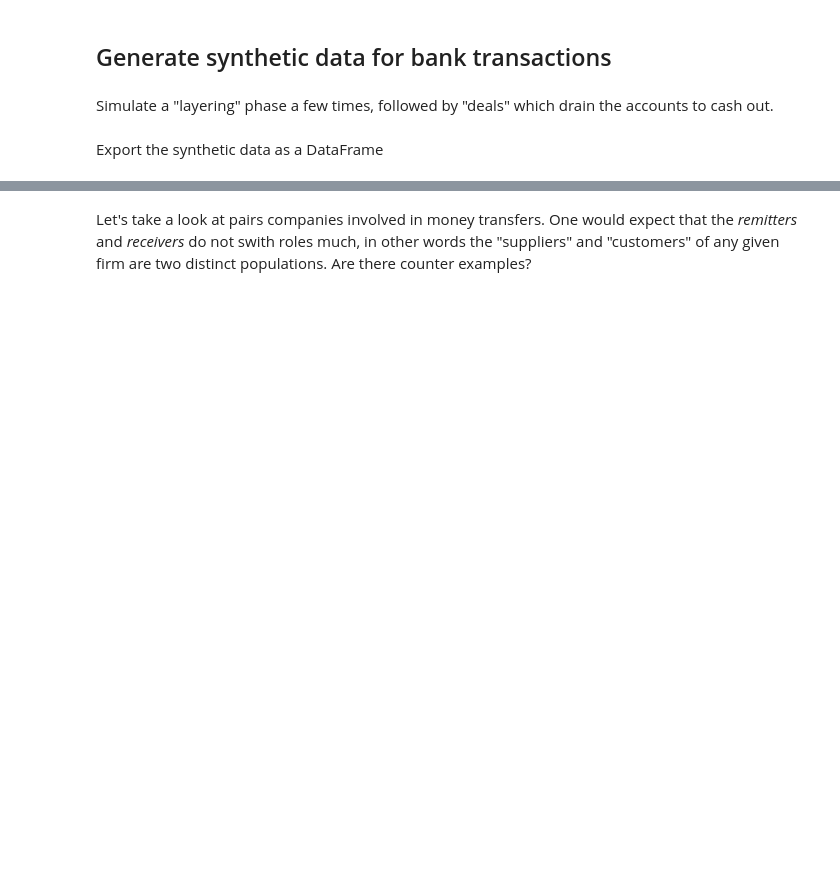
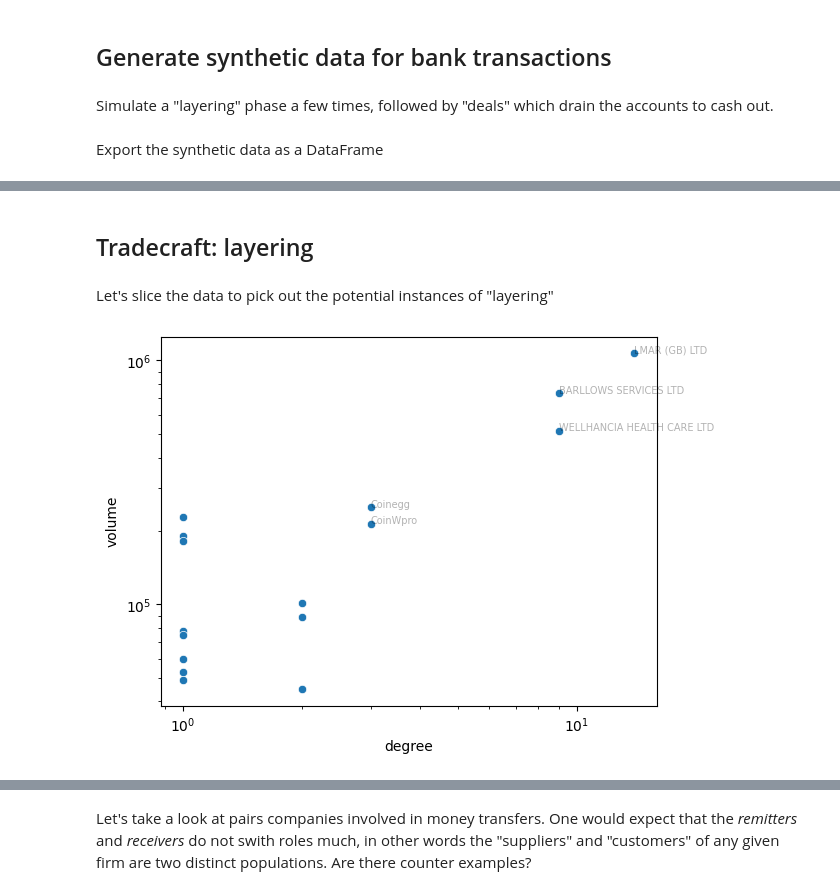
Before and after one commit to kuzudb/entity-resolved-kg-senzing-kuzu, a Jupyter notebook: aml_transact.ipynb, the cells around one changed output, grey strips where cells are left out. Drawn from its saved outputs; the diff is of its cells as text; code cells hidden in the pictures; blank space fills up the shorter version.

```diff
--- a/aml_transact.ipynb
+++ b/aml_transact.ipynb
@@ -166,0 +261,6 @@ for row in df.rows(named = True):
+# %%
+for node_id in graph.nodes():
+    graph.nodes[node_id]["count"] = 0
+    graph.nodes[node_id]["volume"] = 0
+    graph.nodes[node_id]["credits"] = 0
+    graph.nodes[node_id]["debits"] = 0
@@ -167,3 +280,11 @@ for row in df.rows(named = True):
 # %%
 for node_id, degree in sorted(nx.degree(graph), key = lambda x: x[1], reverse = True):
     graph.nodes[node_id]["degree"] = degree
+# %%
+nodes_dat: typing.List[ dict ] = [
+    dat
+    for _, dat in graph.nodes(data = True)
+]
+
+df_nodes: pl.DataFrame = pl.DataFrame(nodes_dat)
+df_nodes.head()
@@ -169,0 +597,21 @@ for node_id, degree in sorted(nx.degree(graph), key = lambda x: x[1], reverse =
+# %% [markdown]
+## Tradecraft: layering
+# %% [markdown]
+Let's slice the data to pick out the potential instances of "layering"
+# %%
+x: list = df_nodes["degree"].to_list()
+y: list = df_nodes["volume"].to_list()
+labels: list = df_nodes["name"].to_list()
+
+sns.scatterplot(data = df_nodes, x = "degree", y = "volume")
+
+plt.yscale("log")
+plt.xscale("log")
+
+for i, label in enumerate(labels):
+    if x[i] > 2: # only label the top-ranked 14 companies
+        plt.annotate(label, (x[i], y[i]), alpha = 0.3, fontsize = 7)
+
+plt.show()
+# %% [output]
+[figure, added]
```
Also changed, not shown: parts of 61 cells of this notebook, 4 other files.
